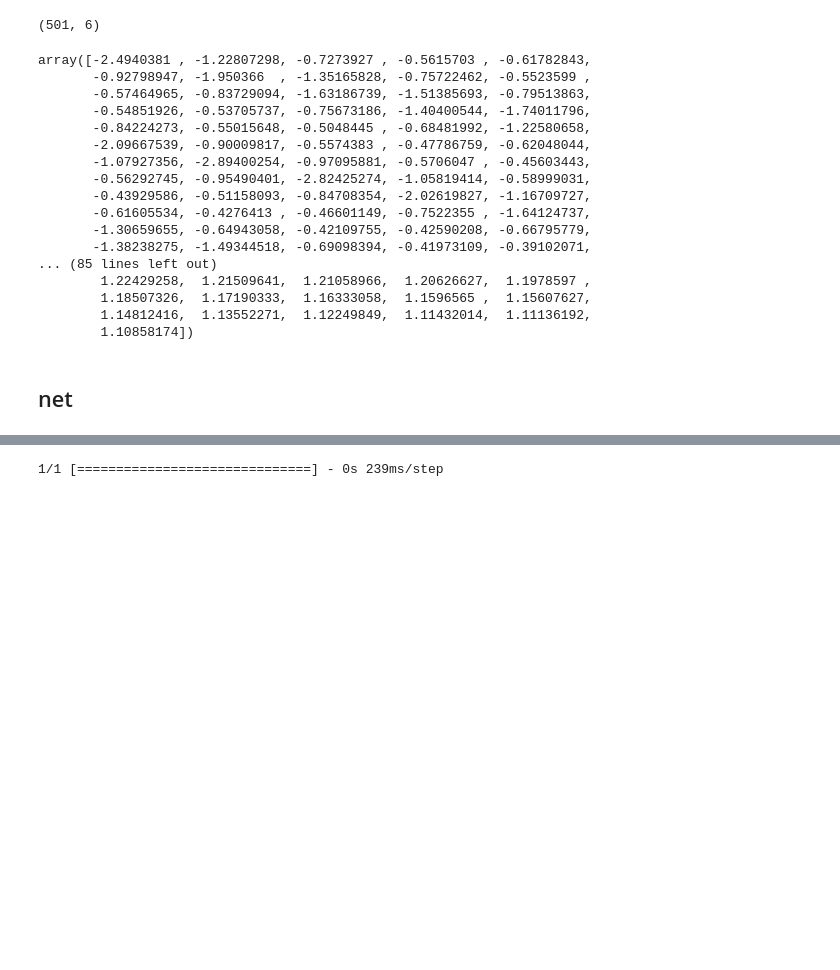
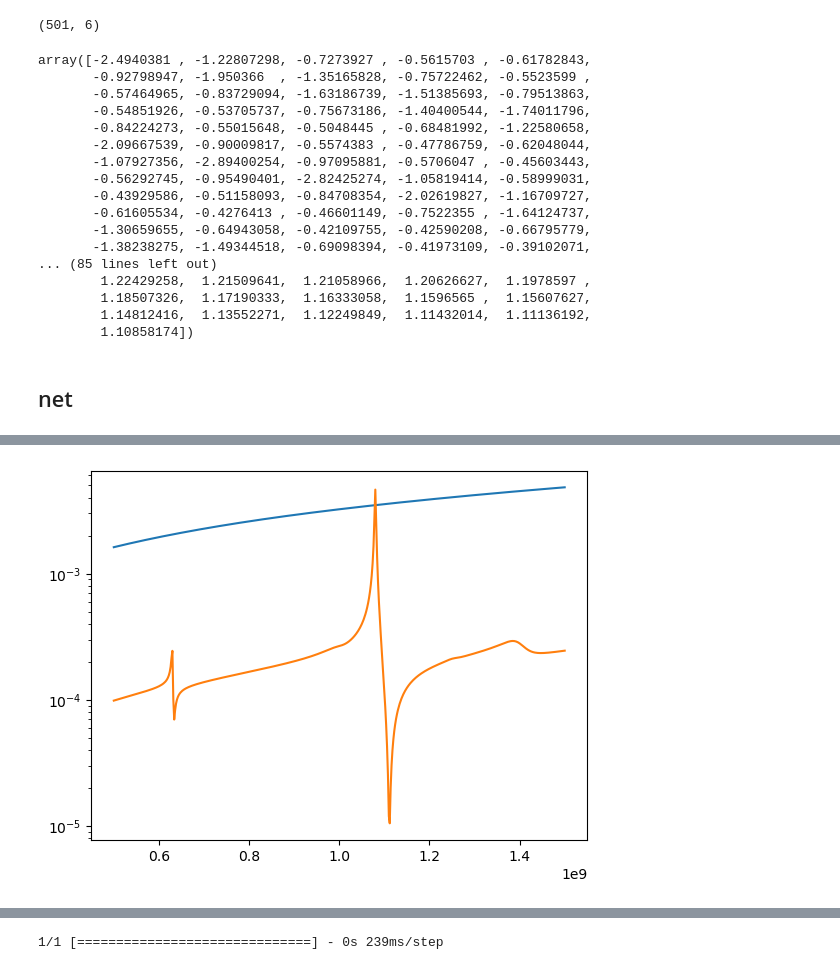
Before and after one commit to nowinder/DL-learning, a Jupyter notebook: retry.ipynb, the cells around one changed output, grey strips where cells are left out. Cells and saved outputs as stored; diff of their text form; code cells hidden in the pictures; blank space fills up the shorter version.

```diff
--- a/retry.ipynb
+++ b/retry.ipynb
@@ -619,2 +659,13 @@ Epoch 9/5000
+# %%
+label_path1 = 'D:\\data\\7p/out/MP60.csv'
+label_path2 = 'D:\\data\\7p/out/MP60_0.5.csv'
+label1 = np.genfromtxt(label_path1,delimiter=',')
+label2 = np.genfromtxt(label_path2,delimiter=',')
+label = np.concatenate((label1,label2))
+label_mm_path = label_path1 + 'maxmin.csv'
+label_mm = np.genfromtxt(label_mm_path, delimiter=',')
+label_max = label_mm[0]
+label_min = label_mm[1]
+label = (label-label_min) / (label_max - label_min)
 # %%
 tt = np.loadtxt('./h-0.01-0.01-1.txt',skiprows=8)
@@ -630,0 +672,4 @@ test.shape
+# %%
+file_path = 'D:\\data\\7p\\input2w/2w.npymusi.csv'
+mu = np.loadtxt(file_path)[:6]
+sigma = np.loadtxt(file_path)[6:]
@@ -630,0 +766,76 @@ test.shape
+# %%
+import matplotlib.pyplot as plt
+import math
+from scipy import special
+import cmath
+import sawcom7 as sc
+def cacul(paras):
+    npiezo_1 = paras[0]
+    eta = paras[1]
+    e = paras[2]
+    alpha = paras[3]
+    c = paras[4]
+    k2 = paras[5]
+    vb = paras[6]
+    epsilon_0 = 8.8541878128e-12 #The permittivity of vacuum
+    pI = 3600E-9 #The period of IDT, normally is one wavelength
+    h = 0.08*pI #The thickness of IDT, Al or Al-Cu1%
+    W1 = 20*pI # Width of IDT (acoustic aperture), in m
+    m_ratio = 0.6 #The metallization ratio
+
+    eta_b = (eta+2*abs(e))/2
+    epsilon = npiezo_1*epsilon_0
+    x1 = np.cos(np.pi*m_ratio )
+    m1 = math.sqrt((1-x1)/2)
+    km1 = special.ellipk(m1, out=None)
+    p1 = 2*km1/np.pi
+    x2 = -np.cos(np.pi*m_ratio )
+    m2 = math.sqrt((1-x2)/2)
+    km2 = special.ellipk(m2, out=None)
+    p2 = 2*km2/np.pi
+    p_factor = p1/p2
+    freq = np.linspace(0.5E9, 1.5E9, 501)
+    # freq_mhz = freq/1e6
+    delta_v = - (eta**2)/2
+    k = abs(e)*(eta+abs(e)/2)
+    kb = -(abs(e)**2)*eta/(eta+2*abs(e))
+    delta_b = -((eta**2)-2*((abs(e)**2)))/4
+    omega = freq*2*np.pi
+    delta = omega/vb - 2*np.pi/pI - 1j*alpha
+
+    v_delta = []
+    for i in range(0,len(delta)):
+        v_delta_0 = eta_b/((cmath.sqrt(delta_b-delta[i]))+ eta_b)# wave velocity in m/s
+        v_delta.append(v_delta_0)
+    v_delta = np.array(v_delta)
+    omega = freq*2*np.pi
+    C = (W1*epsilon*p_factor)/pI ##To check
+    xi = []
+    for i in range(0,len(omega)):
+        xi_0 = c*cmath.sqrt((omega[i]*C*k2)/(pI*np.pi))
+        xi_0 = -1j*xi_0
+        xi.append(xi_0)
+    xi = np.array(xi)
+
+    lam1 = pI # Wavelength in m of SAW filters
+    c12 =  -1j*c*(k+kb*v_delta) # Reflectivity per unit length (~1.7% reflected per IDT spaced at lam/2)
+    a1 = -xi # The transduction coefficient
+    n1 = 100 # The number of IDT pairs
+    L1 = n1*lam1 # Length of total IDT the grating, in m
+    #W1 = 22*lam1 # Width of IDT (acoustic aperture), in m
+    #d = sc.delta(freq,v1,lam1) - 500j
+    Ct=n1*W1*epsilon # Static capacitance of total IDT
+    #d1 = sc.delta(freq,v1,lam1)
+    d1 = sc.thetau(c,delta,delta_v,kb,v_delta)
+    C1 = sc.C0(freq,Ct)
+    idt_ref_1 = sc.pmatrix(lam1,c12,a1,L1,d1,C1) #The P-Matrix of SAW resonator with refelection
+    # y11 = 20 * np.log10(abs(idt_ref_1.p33)/5)
+    y11 = (idt_ref_1.p33)/5
+    return y11
+
+y_dl = cacul(test_result)
+plt.plot(freq,abs(y_dl))
+plt.plot(freq,abs(test))
+plt.yscale('log')
+# %% [output]
+[figure, added]
```
Also changed, not shown: parts of 21 cells of this notebook.
